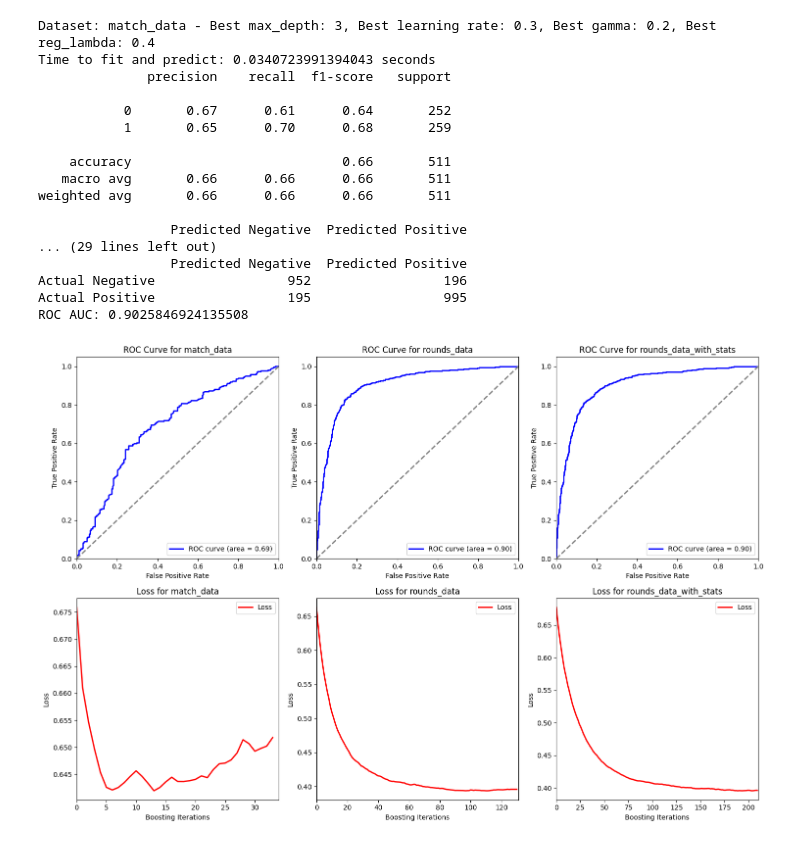
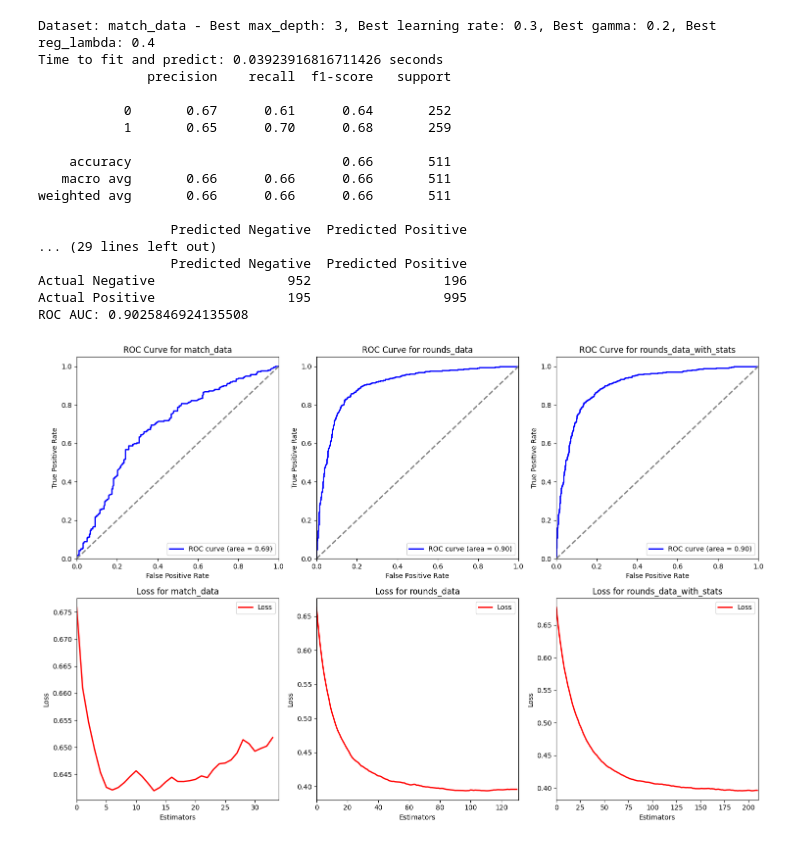
Before and after one commit to FCosmin27/cs2-predictive-models, a Jupyter notebook: models/xgboost.ipynb, the cells around one changed output. Cells and saved outputs as stored; diff of their text form; code cells hidden in the pictures.

```diff
--- a/models/xgboost.ipynb
+++ b/models/xgboost.ipynb
@@ -75,33 +75,33 @@ for idx, (X, y, ds_name, best_max_depth, best_lr, best_gamma, best_reg_lambda) i
     axs[0, idx].set_ylabel('True Positive Rate')
     axs[0, idx].set_title(f'ROC Curve for {ds_name}')
     axs[0, idx].legend(loc='lower right')
 
     boosting_iterations = len(results)
     axs[1, idx].plot(range(boosting_iterations), results, color='red', lw=2, label='Loss')
     axs[1, idx].set_xlim([0, boosting_iterations])
-    axs[1, idx].set_xlabel('Boosting Iterations')
+    axs[1, idx].set_xlabel('Estimators')
     axs[1, idx].set_ylabel('Loss')
     axs[1, idx].set_title(f'Loss for {ds_name}')
     axs[1, idx].legend(loc='upper right')
 
 plt.tight_layout()
 plt.show()
 # %% [output]
 Dataset: match_data - Best max_depth: 3, Best learning rate: 0.3, Best gamma: 0.2, Best reg_lambda: 0.4
-Time to fit and predict: 0.0340723991394043 seconds
+Time to fit and predict: 0.03923916816711426 seconds
               precision    recall  f1-score   support
 
            0       0.67      0.61      0.64       252
            1       0.65      0.70      0.68       259
 
     accuracy                           0.66       511
    macro avg       0.66      0.66      0.66       511
 weighted avg       0.66      0.66      0.66       511
 
                  Predicted Negative  Predicted Positive
 ... (29 lines left out)
                  Predicted Negative  Predicted Positive
 Actual Negative                 952                 196
 Actual Positive                 195                 995
 ROC AUC: 0.9025846924135508
-[figure, old version]
+[figure, new version]
```
Also changed, not shown: 1 other file.
